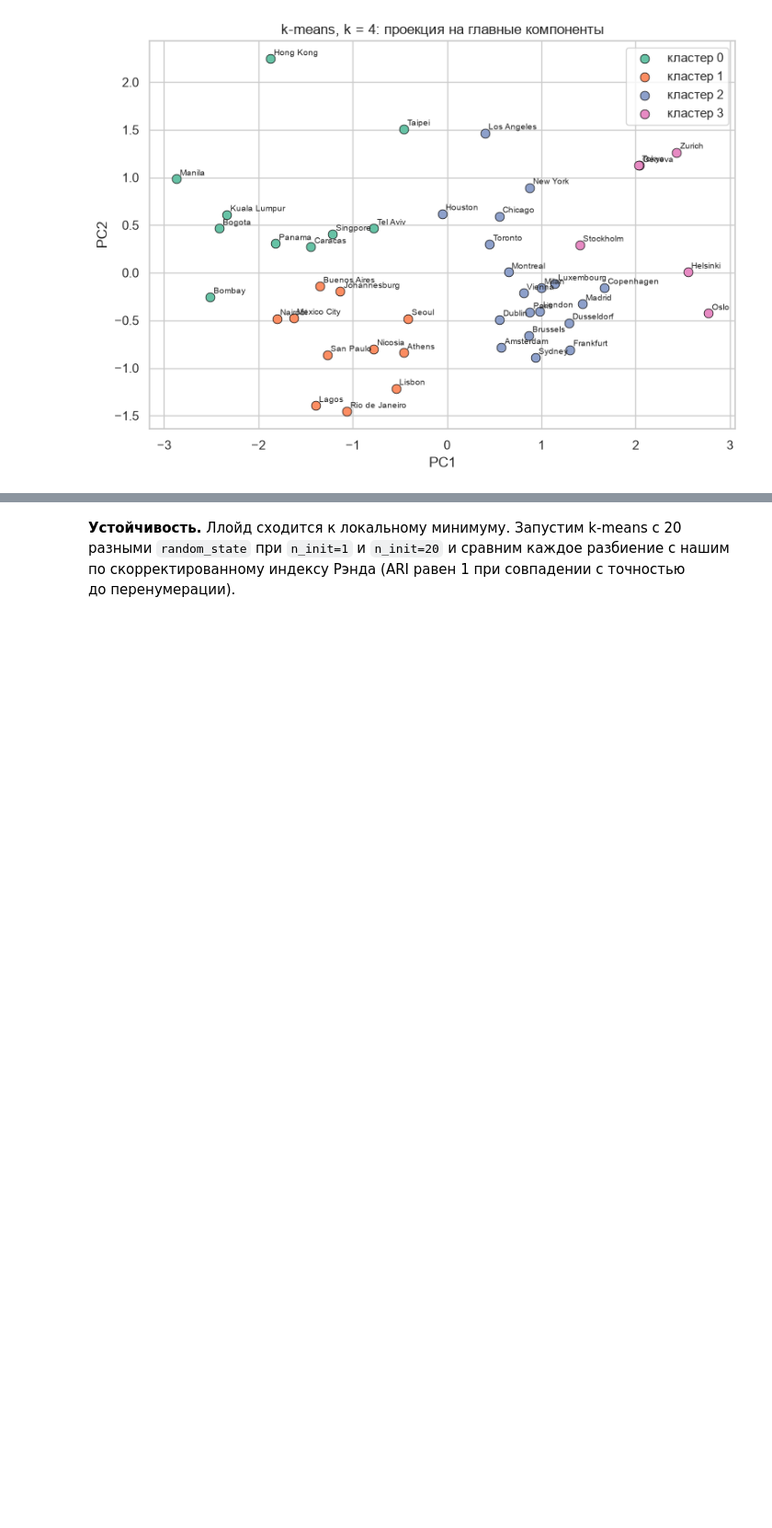
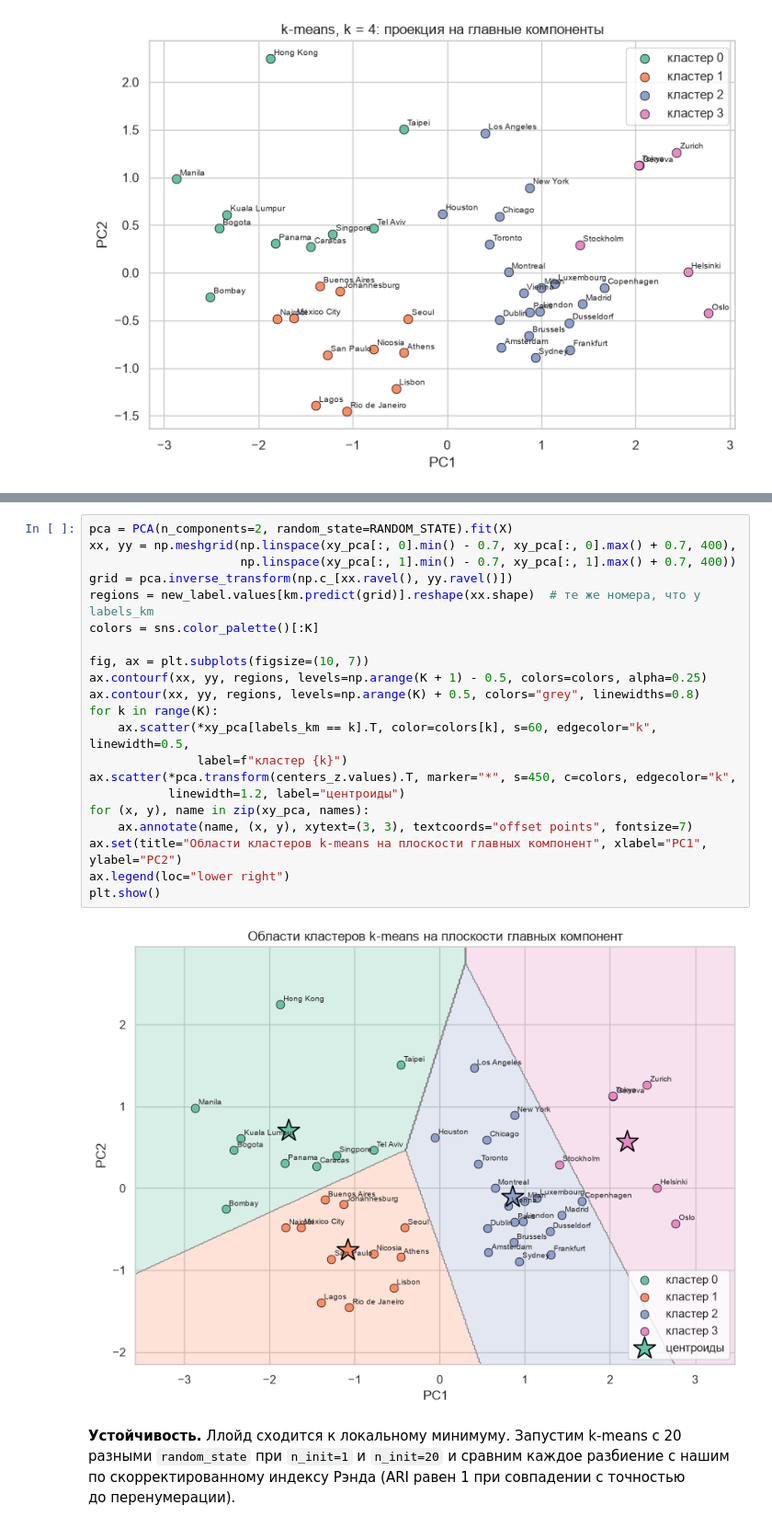
Before and after one commit to SikioN/data-analysis-python, a Jupyter notebook: Лаб2_KMeans.ipynb, the cells around one changed output, grey strips where cells are left out. Shown at 92% size. Drawn from its saved outputs; the diff is of its cells as text; blank space fills up the shorter version.

```diff
--- a/Лаб2_KMeans.ipynb
+++ b/Лаб2_KMeans.ipynb
@@ -182,3 +184,26 @@ plot_clusters(xy_pca, labels_km, "k-means, k = 4: проекция на глав
+# %%
+pca = PCA(n_components=2, random_state=RANDOM_STATE).fit(X)
+xx, yy = np.meshgrid(np.linspace(xy_pca[:, 0].min() - 0.7, xy_pca[:, 0].max() + 0.7, 400),
+                     np.linspace(xy_pca[:, 1].min() - 0.7, xy_pca[:, 1].max() + 0.7, 400))
+grid = pca.inverse_transform(np.c_[xx.ravel(), yy.ravel()])
+regions = new_label.values[km.predict(grid)].reshape(xx.shape)  # те же номера, что у labels_km
+colors = sns.color_palette()[:K]
+
+fig, ax = plt.subplots(figsize=(10, 7))
+ax.contourf(xx, yy, regions, levels=np.arange(K + 1) - 0.5, colors=colors, alpha=0.25)
+ax.contour(xx, yy, regions, levels=np.arange(K) + 0.5, colors="grey", linewidths=0.8)
+for k in range(K):
+    ax.scatter(*xy_pca[labels_km == k].T, color=colors[k], s=60, edgecolor="k", linewidth=0.5,
+               label=f"кластер {k}")
+ax.scatter(*pca.transform(centers_z.values).T, marker="*", s=450, c=colors, edgecolor="k",
+           linewidth=1.2, label="центроиды")
+for (x, y), name in zip(xy_pca, names):
+    ax.annotate(name, (x, y), xytext=(3, 3), textcoords="offset points", fontsize=7)
+ax.set(title="Области кластеров k-means на плоскости главных компонент", xlabel="PC1", ylabel="PC2")
+ax.legend(loc="lower right")
+plt.show()
+# %% [output]
+[figure, added]
 # %% [markdown]
 **Устойчивость.** Ллойд сходится к локальному минимуму. Запустим k-means с 20 разными `random_state` при `n_init=1` и `n_init=20` и сравним каждое разбиение с нашим по скорректированному индексу Рэнда (ARI равен 1 при совпадении с точностью до перенумерации).
 # %%
```
Also changed, not shown: parts of 1 cell of this notebook.
